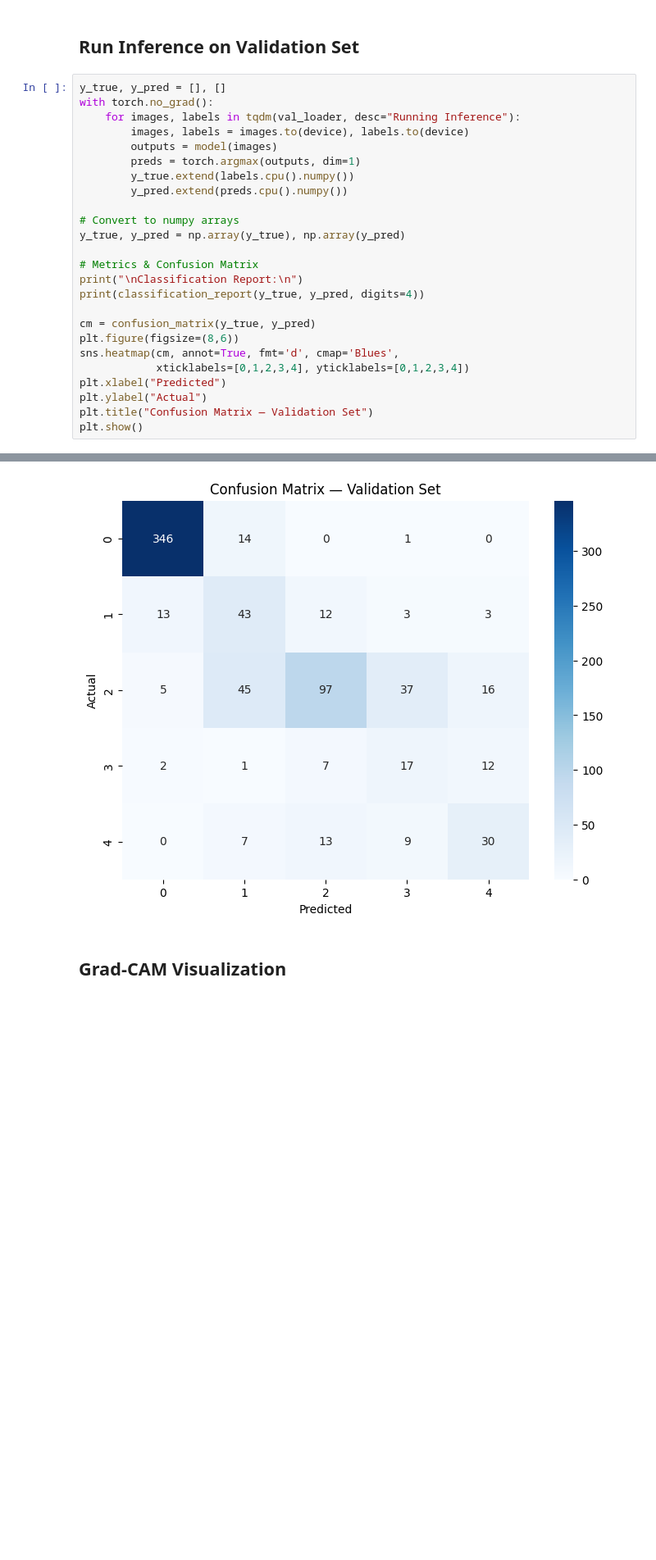
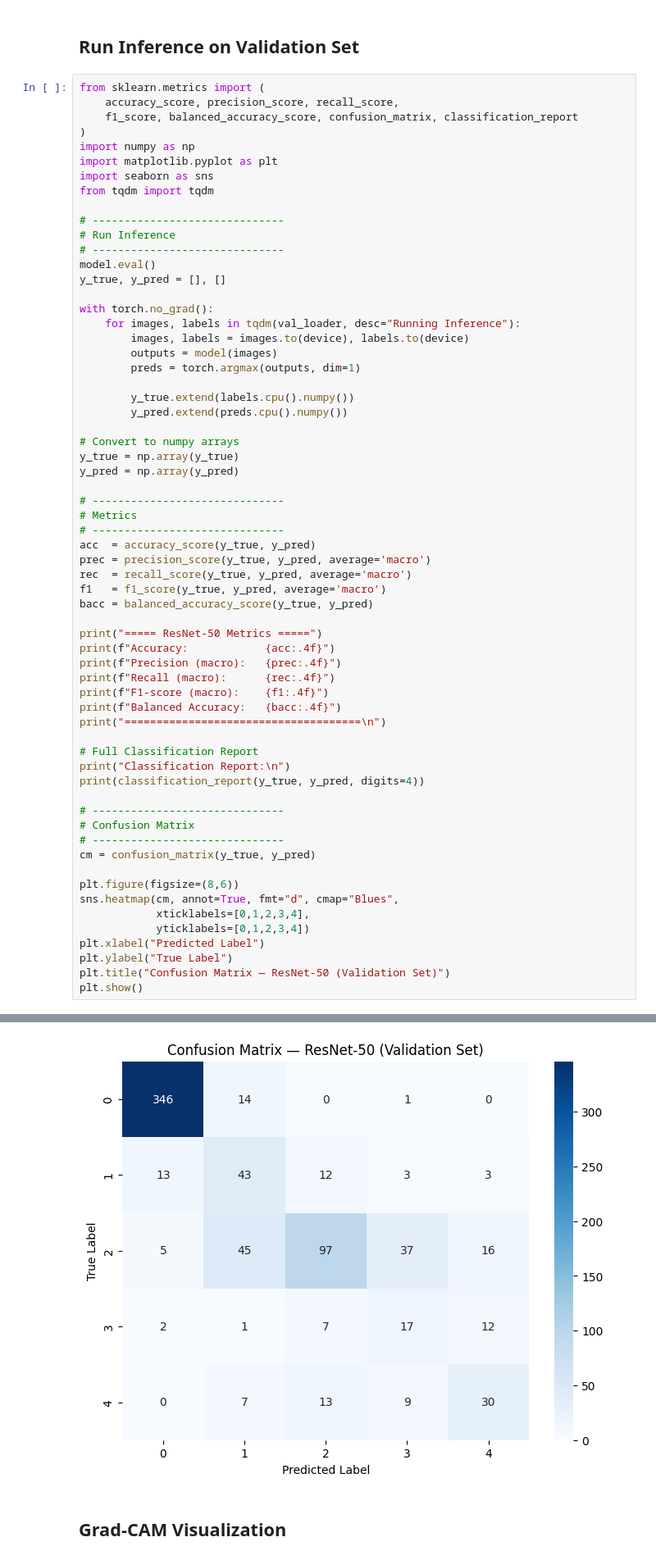
Before and after one commit to ruthvik99/aptos-blindness-detection, a Jupyter notebook: notebooks/07_ResNet50_Inference_GradCAM.ipynb, the cells around one changed output, grey strips where cells are left out. Shown: that part at 82% size. Saved outputs shown, nothing was run; the diff lists cells and outputs as text; blank space fills up the shorter version.

Commit message:
Updated notebooks, regenerated .py scripts, added metrics & plots

```diff
--- a/notebooks/07_ResNet50_Inference_GradCAM.ipynb
+++ b/notebooks/07_ResNet50_Inference_GradCAM.ipynb
@@ -102,28 +102,66 @@ Model loaded successfully.
 # %% [markdown]
 ## Run Inference on Validation Set
 # %%
+from sklearn.metrics import (
+    accuracy_score, precision_score, recall_score,
+    f1_score, balanced_accuracy_score, confusion_matrix, classification_report
+)
+import numpy as np
+import matplotlib.pyplot as plt
+import seaborn as sns
+from tqdm import tqdm
+
+# ------------------------------
+# Run Inference
+# ------------------------------
+model.eval()
 y_true, y_pred = [], []
+
 with torch.no_grad():
     for images, labels in tqdm(val_loader, desc="Running Inference"):
         images, labels = images.to(device), labels.to(device)
         outputs = model(images)
         preds = torch.argmax(outputs, dim=1)
+
         y_true.extend(labels.cpu().numpy())
         y_pred.extend(preds.cpu().numpy())
 
 # Convert to numpy arrays
-y_true, y_pred = np.array(y_true), np.array(y_pred)
+y_true = np.array(y_true)
+y_pred = np.array(y_pred)
 
-# Metrics & Confusion Matrix
-print("\nClassification Report:\n")
+# ------------------------------
+# Metrics
+# ------------------------------
+acc  = accuracy_score(y_true, y_pred)
+prec = precision_score(y_true, y_pred, average='macro')
+rec  = recall_score(y_true, y_pred, average='macro')
+f1   = f1_score(y_true, y_pred, average='macro')
+bacc = balanced_accuracy_score(y_true, y_pred)
+
+print("===== ResNet-50 Metrics =====")
+print(f"Accuracy:            {acc:.4f}")
+print(f"Precision (macro):   {prec:.4f}")
+print(f"Recall (macro):      {rec:.4f}")
+print(f"F1-score (macro):    {f1:.4f}")
+print(f"Balanced Accuracy:   {bacc:.4f}")
+print("=====================================\n")
+
+# Full Classification Report
+print("Classification Report:\n")
 print(classification_report(y_true, y_pred, digits=4))
 
+# ------------------------------
+# Confusion Matrix
+# ------------------------------
 cm = confusion_matrix(y_true, y_pred)
+
 plt.figure(figsize=(8,6))
-sns.heatmap(cm, annot=True, fmt='d', cmap='Blues',
-            xticklabels=[0,1,2,3,4], yticklabels=[0,1,2,3,4])
-plt.xlabel("Predicted")
-plt.ylabel("Actual")
-plt.title("Confusion Matrix — Validation Set")
+sns.heatmap(cm, annot=True, fmt="d", cmap="Blues",
+            xticklabels=[0,1,2,3,4],
+            yticklabels=[0,1,2,3,4])
+plt.xlabel("Predicted Label")
+plt.ylabel("True Label")
+plt.title("Confusion Matrix — ResNet-50 (Validation Set)")
 plt.show()
 # %% [output]
@@ -139,8 +181,8 @@ Classification Report:
 
     accuracy                         0.7271       733
    macro avg     0.5667    0.5938    0.5659       733
 weighted avg     0.7633    0.7271    0.7342       733
-[figure, old version]
+[figure, new version]
 # %% [markdown]
 ## Grad-CAM Visualization
 # %%
```
Also changed, not shown: parts of 1 cell of this notebook, 8 other files.
